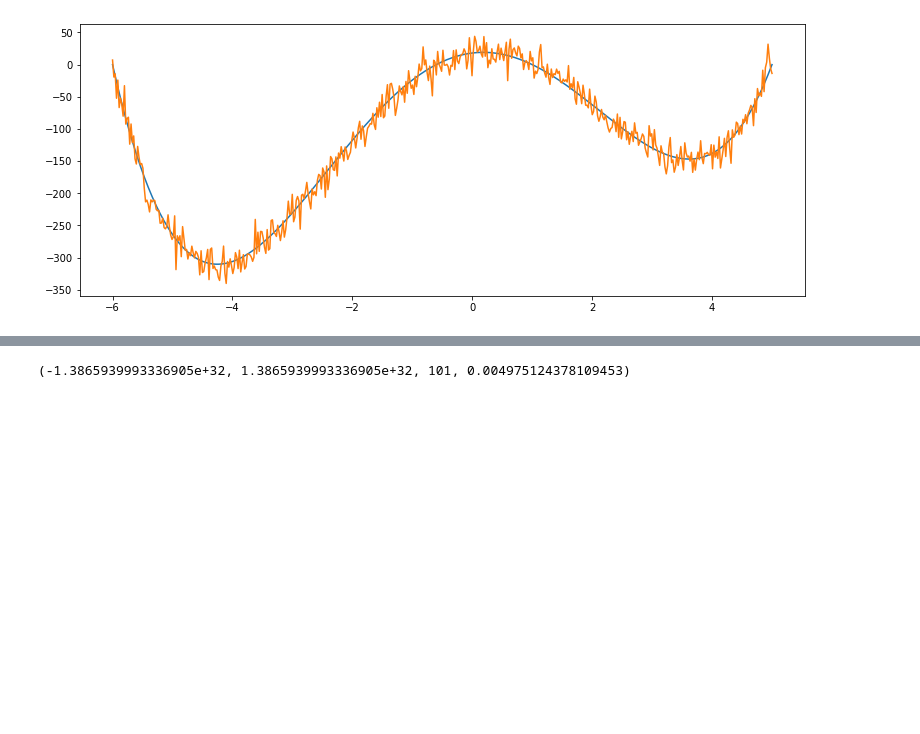
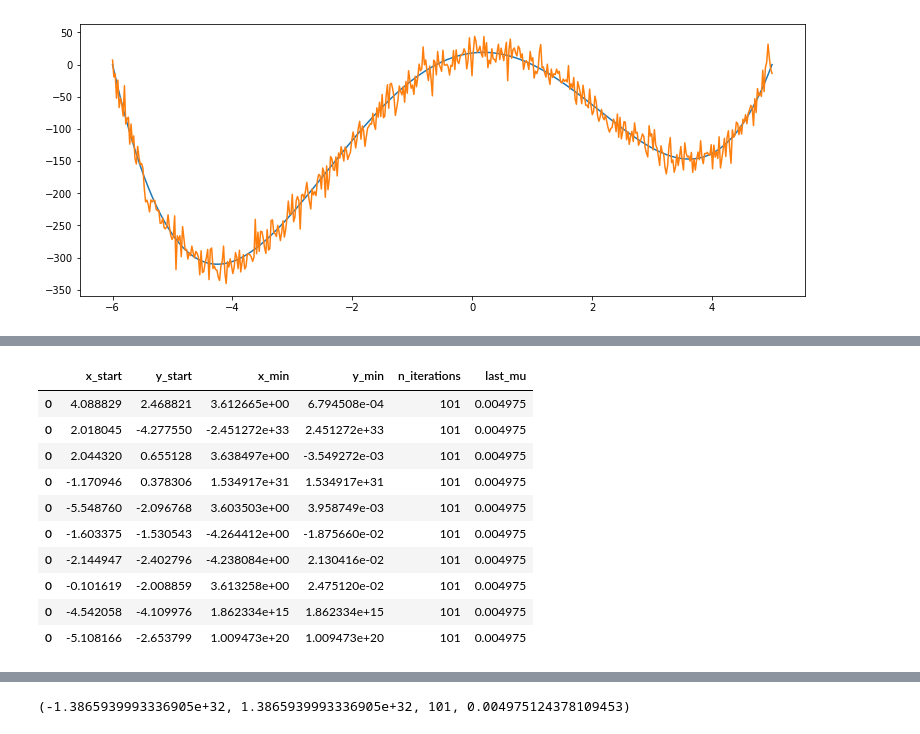
Before and after one commit to matbun/Num-opt, a Jupyter notebook: p2/Stochastic steepest descent - Matteo Bunino.ipynb, the cells around one changed output, grey strips where cells are left out. Cells and saved outputs as stored; diff of their text form; code cells hidden in the pictures; blank space fills up the shorter version.

```diff
--- a/p2/Stochastic steepest descent - Matteo Bunino.ipynb
+++ b/p2/Stochastic steepest descent - Matteo Bunino.ipynb
@@ -139,0 +200,29 @@ plt.show()
+# %%
+results_tuned = pd.DataFrame()
+
+n_points = 10
+
+x = np.random.uniform(-6,5,n_points)
+y = np.random.uniform(-5,5,n_points)
+
+# min mu: the smallest step before stopping
+mu_min = 0.005
+
+for i in range(n_points):
+    x_min, y_min, n_iter, last_mu = stochastic_sd(x[i],y[i],f_noise,mu_min,A=1,B=100,maxiter=200)
+    results_tuned = results_tuned.append([[x[i], y[i], x_min, y_min, n_iter, last_mu]])
+
+results_tuned.columns = ['x_start','y_start','x_min','y_min','n_iterations','last_mu']
+results_tuned
+# %% [output]
+|  | x_start | y_start | x_min | y_min | n_iterations | last_mu |
+| 0 | 4.088829 | 2.468821 | 3.612665e+00 | 6.794508e-04 | 101 | 0.004975 |
+| 0 | 2.018045 | -4.277550 | -2.451272e+33 | 2.451272e+33 | 101 | 0.004975 |
+| 0 | 2.044320 | 0.655128 | 3.638497e+00 | -3.549272e-03 | 101 | 0.004975 |
+| 0 | -1.170946 | 0.378306 | 1.534917e+31 | 1.534917e+31 | 101 | 0.004975 |
+| 0 | -5.548760 | -2.096768 | 3.603503e+00 | 3.958749e-03 | 101 | 0.004975 |
+| 0 | -1.603375 | -1.530543 | -4.264412e+00 | -1.875660e-02 | 101 | 0.004975 |
+| 0 | -2.144947 | -2.402796 | -4.238084e+00 | 2.130416e-02 | 101 | 0.004975 |
+| 0 | -0.101619 | -2.008859 | 3.613258e+00 | 2.475120e-02 | 101 | 0.004975 |
+| 0 | -4.542058 | -4.109976 | 1.862334e+15 | 1.862334e+15 | 101 | 0.004975 |
+| 0 | -5.108166 | -2.653799 | 1.009473e+20 | 1.009473e+20 | 101 | 0.004975 |
```
Also changed, not shown: parts of 25 cells of this notebook, 4 other files.
